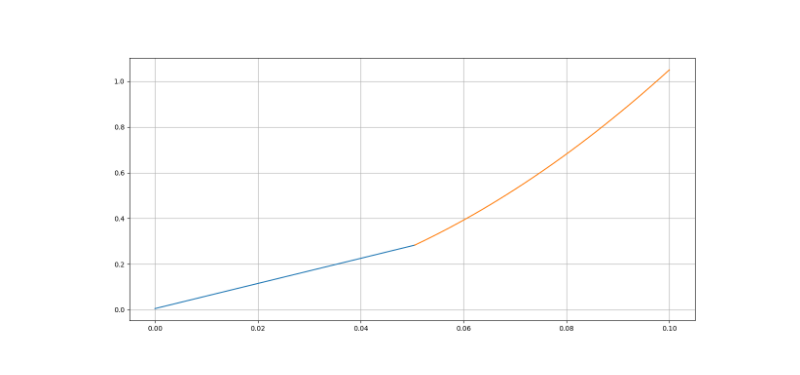
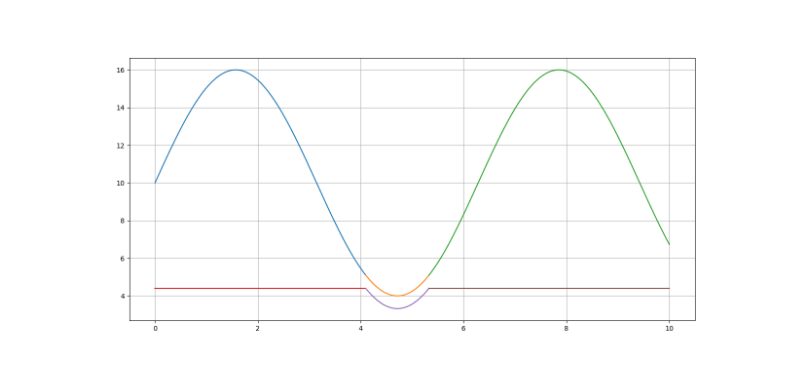
Before and after one commit to Baby1991/Symbolic-Spice, a Jupyter notebook: stabiliser.ipynb, the cells around one changed output. Cells and saved outputs as stored; diff of their text form; code cells hidden in the pictures.

```diff
--- a/stabiliser.ipynb
+++ b/stabiliser.ipynb
@@ -53,4 +53,4 @@ V0
 I4_0
 # %%
-model = solveLaplace(compiled, 10, tstep = 0.1, measurments = {Vin, Iin, Vout, Iout}, debugLog = 1)
+model = solveLaplace(compiled, 10, tstep = 0.1, debugLog = 1)
 # %% [output]
@@ -145,17 +133,18 @@ I4_0*(-V0 + V2) + V2*(I0_1 - I4_0)  :
 # %%
 measurments =   [
-                    (Iout, Pd, "Vout(Iout)"),
+                    (t0, Vin, "Vout(Iout)"),
+                    (t0, Vout, "Vout(Iout)"),
                 ]
 
 fig, ax = plt.subplots(figsize=[15, 7])
 
 plotTranMeasurments(model, 0, 10, 0.01, measurments, ax)
 #plotMeasurments(model, -10, 10, 0.1, measurments)
 #plt.legend(loc="best");
 plt.grid(True);
 plt.show()
 # %% [output]
-[figure, old version]
+[figure, new version]
 # %%
 measurments =   [
                     (t0, 1e3 * Iin, "Iin(t)"),
```
Also changed, not shown: parts of 6 cells of this notebook, 9 other files.
